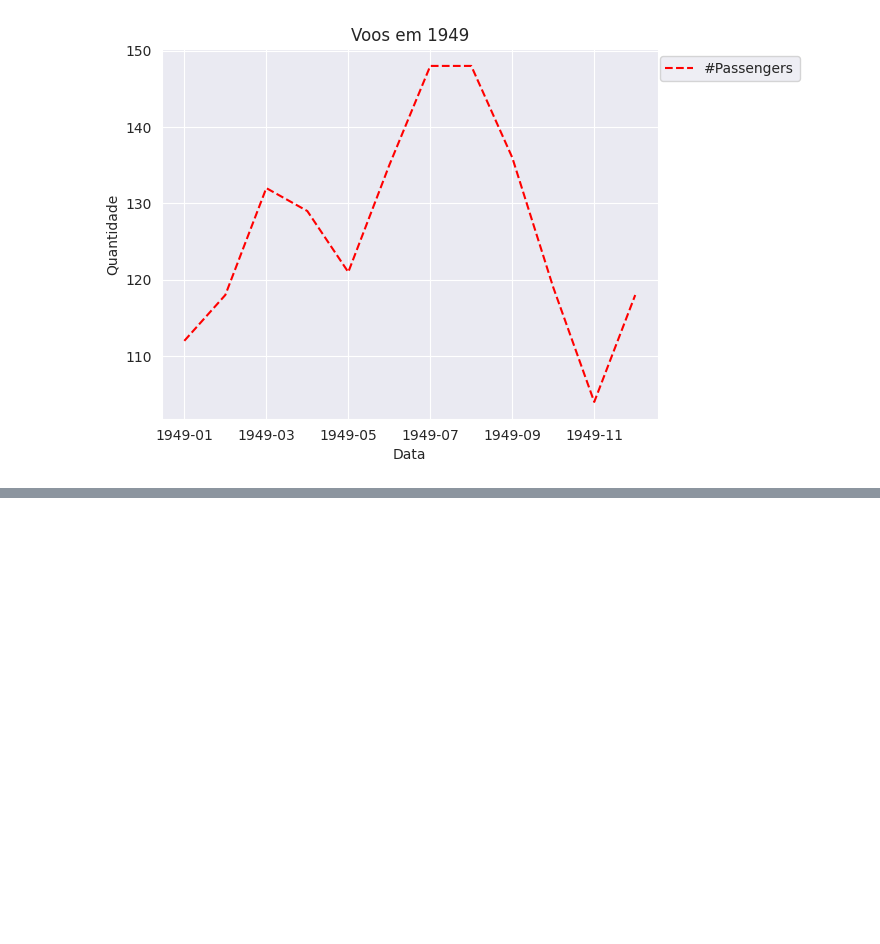
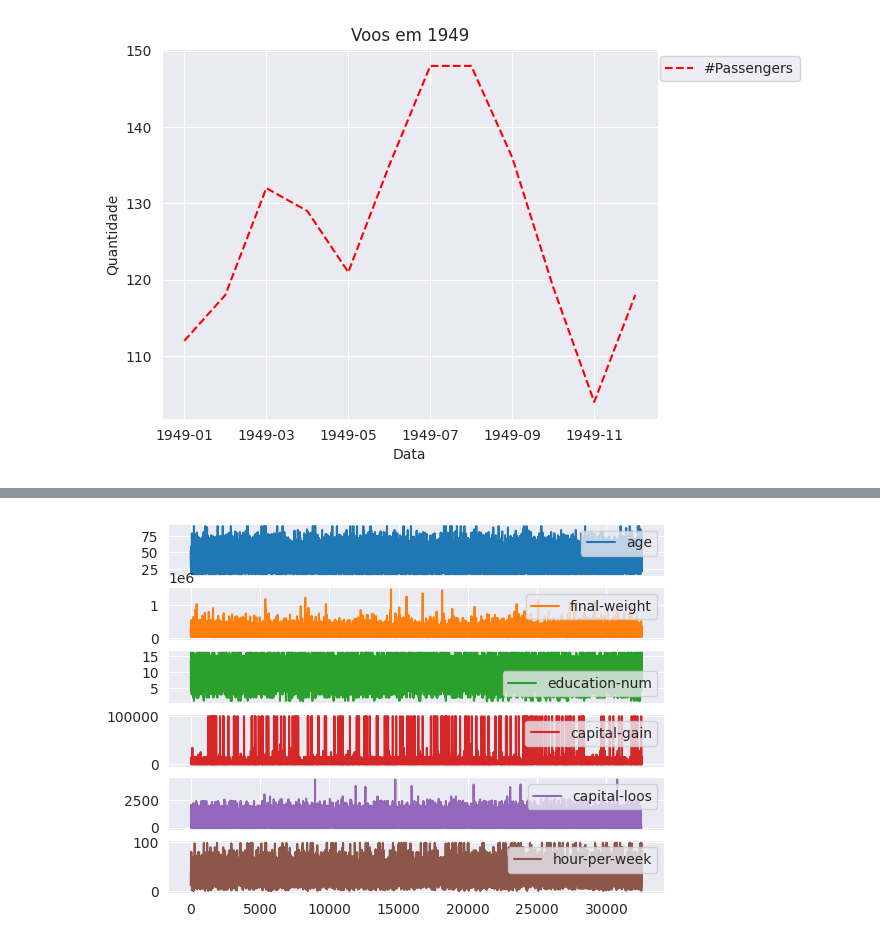
Before and after one commit to Joao-Inacio/Pandas-Descomplicado-Um-Guia-Pratico-para-Iniciantes, a Jupyter notebook: 0.3_Graficos/graficos.ipynb, the cells around one changed output, grey strips where cells are left out. Cells and saved outputs as stored; diff of their text form; code cells hidden in the pictures; blank space fills up the shorter version.

```diff
--- a/0.3_Graficos/graficos.ipynb
+++ b/0.3_Graficos/graficos.ipynb
@@ -73,0 +76,3 @@ df.set_index("Month").loc['1949-01': '1949-12'].plot(
+# %%
+df = pd.read_csv("../data/census.csv")
+df.info()
@@ -73,0 +97,4 @@ df.set_index("Month").loc['1949-01': '1949-12'].plot(
+# %%
+df.plot(subplots=True);
+# %% [output]
+[figure, added]
```
Also changed, not shown: parts of 7 cells of this notebook.
